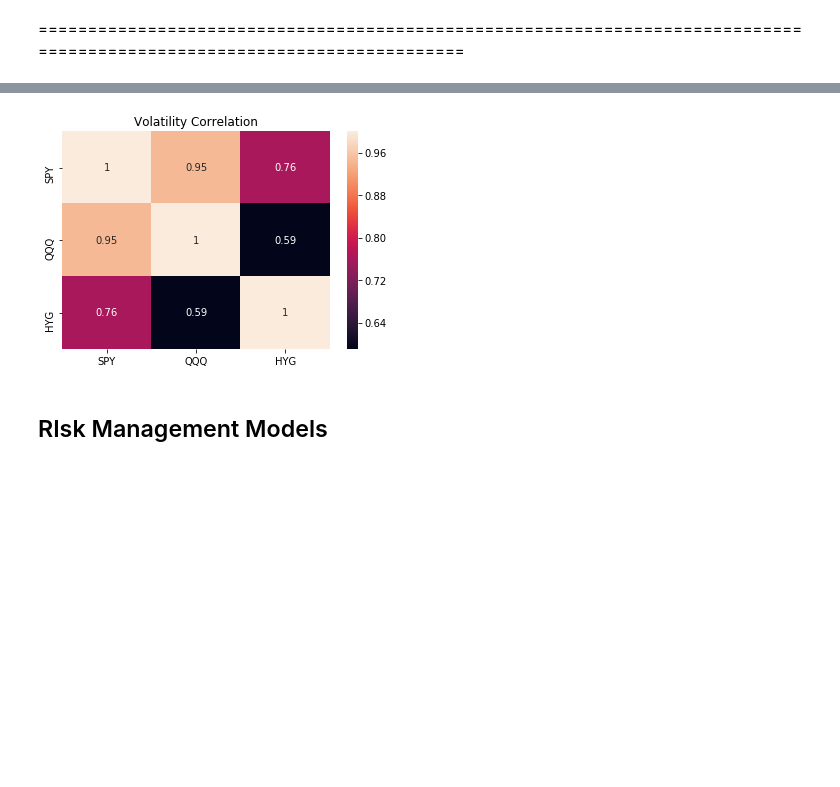
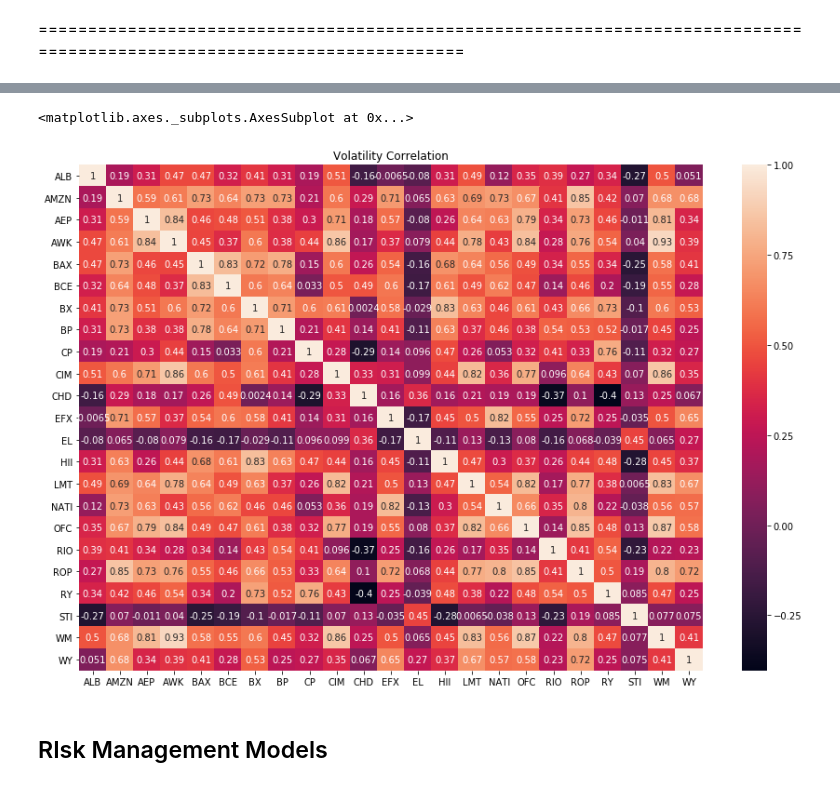
Before and after one commit to PMenes/Baruch_IMG_Risk, a Jupyter notebook: IMG_PM.ipynb, the cells around one changed output, grey strips where cells are left out. Cells and saved outputs as stored; diff of their text form; code cells hidden in the pictures; blank space fills up the shorter version.

```diff
--- a/IMG_PM.ipynb
+++ b/IMG_PM.ipynb
@@ -20,4 +20,4 @@ For more information on the alpha_vantage api or the python wrapper feel free to
 
 **NOTE that AV API limits call requests to 5 calls to server a minute - an adapter is built in to counter**
 # %%
-api_key = "API KEY" #Alpha vantage api-key recieived throguh the service
+api_key = "JAFMAHL3Q9GKBXC1" #Alpha vantage api-key recieived throguh the service
@@ -113,3 +109,7 @@ portfolio_list = ['SPY', 'QQQ', 'HYG']
+# %%
+portfolio_list = ['ALB','AMZN','AEP','AWK','BAX','BCE','BX','BP',
+                  'CP','CIM','CHD','EFX','EL','HII','LMT','NATI',
+                  'OFC','RIO','ROP','RY','STI','WM','WY']
 # %%
 data = stock_puller(ticker_list=portfolio_list, col='5. adjusted close', outputsize='compact')
 # %%
@@ -149,10 +155,11 @@ plt.show()
 # %%
 vol = volatility(price_df=data).corr(method='pearson')
+plt.figure(figsize=(15,10)) # adjusts the size of the plot for better viewing
 plt.title('Volatility Correlation')
-sns.heatmap(vol, annot=True)
-plt.show()
+sns.heatmap(vol, annot=True) # plots heatmap
 # %% [output]
+<matplotlib.axes._subplots.AxesSubplot at 0x...>
-[figure, old version]
+[figure, new version]
 # %% [markdown]
 ## RIsk Management Models
 # %%
```
Also changed, not shown: parts of 8 cells of this notebook.
